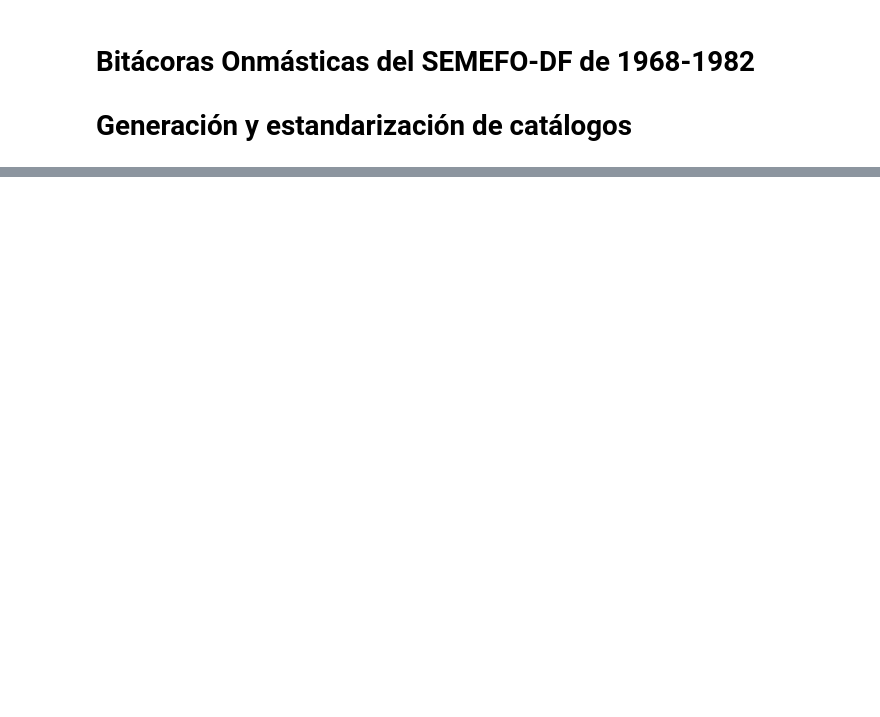
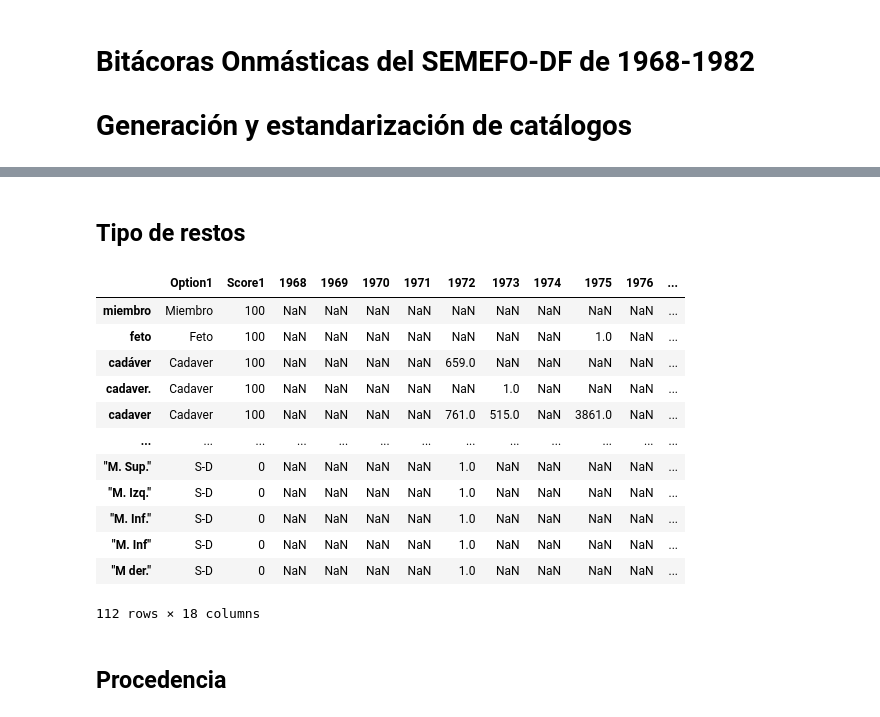
Before and after one commit to mar-esther23/SEMEFO_busqueda, a Jupyter notebook: BO_catalogos.ipynb, the cells around one changed output, grey strips where cells are left out. Drawn from its saved outputs; the diff is of its cells as text; code cells hidden in the pictures; blank space fills up the shorter version.

```diff
--- a/BO_catalogos.ipynb
+++ b/BO_catalogos.ipynb
@@ -124,0 +113,22 @@ cat_raw['Sexo']
+# %% [markdown]
+## Tipo de restos
+# %%
+cat_restos = ['Cadaver', 'Feto', 'Miembro', 'S-D']
+score_restos = ww.map_list_to_catalog(cat_raw['Tipo_restos'].index, cat_restos, reject_value='S-D')
+score_restos = score_restos.set_index('Data')[['Option1','Score1']]
+score_restos = pd.concat( [score_restos,cat_raw['Tipo_restos']], axis=1 )
+score_restos
+# %% [output]
+|  | Option1 | Score1 | 1968 | 1969 | 1970 | 1971 | 1972 | 1973 | 1974 | 1975 | 1976 | ... |
+| miembro | Miembro | 100 | NaN | NaN | NaN | NaN | NaN | NaN | NaN | NaN | NaN | ... |
+| feto | Feto | 100 | NaN | NaN | NaN | NaN | NaN | NaN | NaN | 1.0 | NaN | ... |
+| cadáver | Cadaver | 100 | NaN | NaN | NaN | NaN | 659.0 | NaN | NaN | NaN | NaN | ... |
+| cadaver. | Cadaver | 100 | NaN | NaN | NaN | NaN | NaN | 1.0 | NaN | NaN | NaN | ... |
+| cadaver | Cadaver | 100 | NaN | NaN | NaN | NaN | 761.0 | 515.0 | NaN | 3861.0 | NaN | ... |
+| ... | ... | ... | ... | ... | ... | ... | ... | ... | ... | ... | ... | ... |
+| "M. Sup." | S-D | 0 | NaN | NaN | NaN | NaN | 1.0 | NaN | NaN | NaN | NaN | ... |
+| "M. Izq." | S-D | 0 | NaN | NaN | NaN | NaN | 1.0 | NaN | NaN | NaN | NaN | ... |
+| "M. Inf." | S-D | 0 | NaN | NaN | NaN | NaN | 1.0 | NaN | NaN | NaN | NaN | ... |
+| "M. Inf" | S-D | 0 | NaN | NaN | NaN | NaN | 1.0 | NaN | NaN | NaN | NaN | ... |
+| "M der." | S-D | 0 | NaN | NaN | NaN | NaN | 1.0 | NaN | NaN | NaN | NaN | ... |
+112 rows × 18 columns
@@ -124,0 +138,2 @@ cat_raw['Sexo']
+# %% [markdown]
+## Procedencia
```
Also changed, not shown: parts of 16 cells of this notebook, 2 other files.
